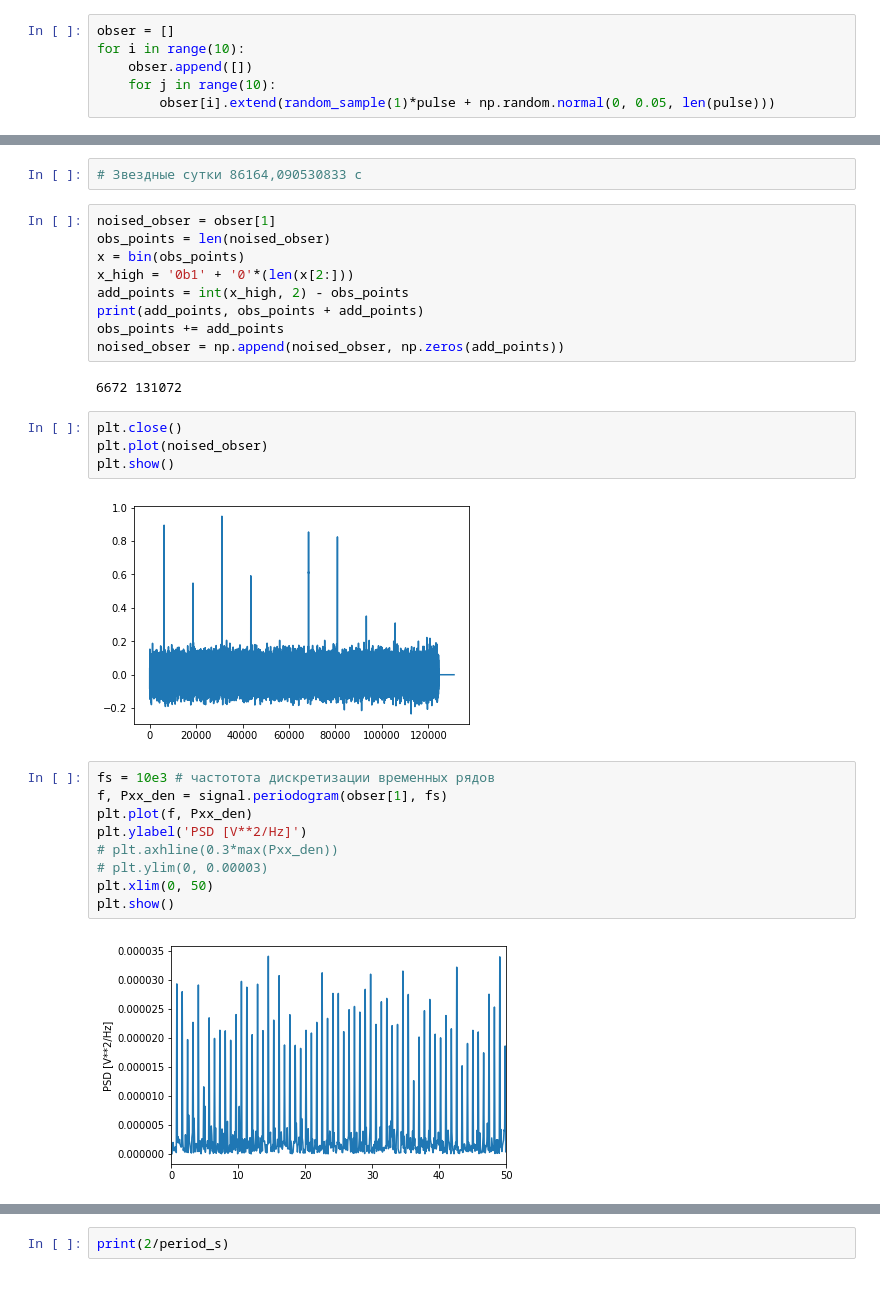
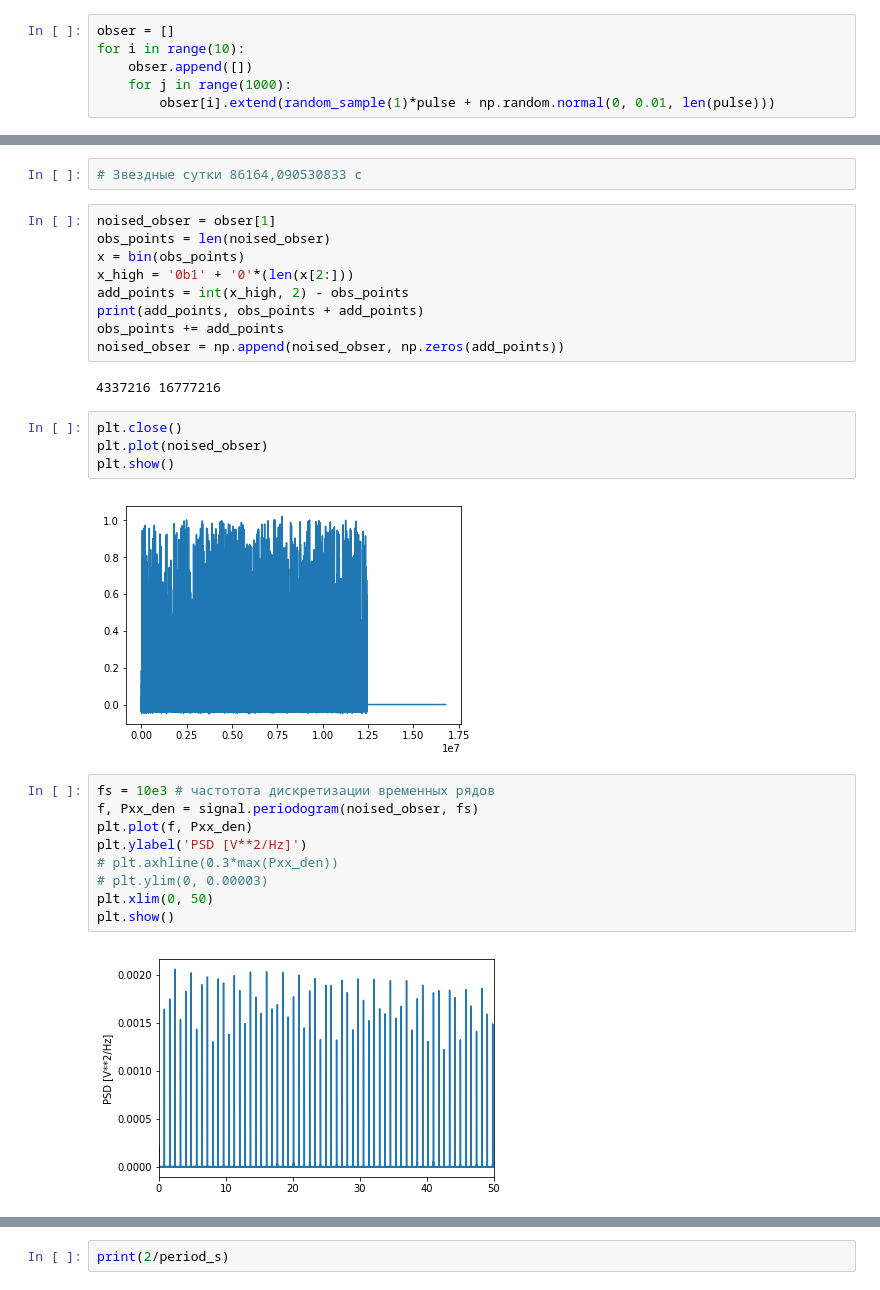
Before and after one commit to KazAndr/bsa3, a Jupyter notebook: pulsar_generator.ipynb, the cells around one changed output, grey strips where cells are left out. Cells and saved outputs as stored; diff of their text form.

```diff
--- a/pulsar_generator.ipynb
+++ b/pulsar_generator.ipynb
@@ -23,8 +26,8 @@ print(1/period_s)
 obser = []
 for i in range(10):
     obser.append([])
-    for j in range(10):
-        obser[i].extend(random_sample(1)*pulse + np.random.normal(0, 0.05, len(pulse)))
+    for j in range(1000):
+        obser[i].extend(random_sample(1)*pulse + np.random.normal(0, 0.01, len(pulse)))
 # %%
 plt.close()
 plt.plot(obser[1])
@@ -43,24 +46,24 @@ print(add_points, obs_points + add_points)
 obs_points += add_points
 noised_obser = np.append(noised_obser, np.zeros(add_points))
 # %% [output]
-6672 131072
+4337216 16777216
 # %%
 plt.close()
 plt.plot(noised_obser)
 plt.show()
 # %% [output]
-[figure, old version]
+[figure, new version]
 # %%
 fs = 10e3 # частотота дискретизации временных рядов
-f, Pxx_den = signal.periodogram(obser[1], fs)
+f, Pxx_den = signal.periodogram(noised_obser, fs)
 plt.plot(f, Pxx_den)
 plt.ylabel('PSD [V**2/Hz]')
 # plt.axhline(0.3*max(Pxx_den))
 # plt.ylim(0, 0.00003)
 plt.xlim(0, 50)
 plt.show()
 # %% [output]
-[figure, old version]
+[figure, new version]
 # %%
 peaks, _ = signal.find_peaks(Pxx_den, height=0.5*max(Pxx_den))
 main_harm = f[peaks][0]
```
Also changed, not shown: parts of 4 cells of this notebook.
